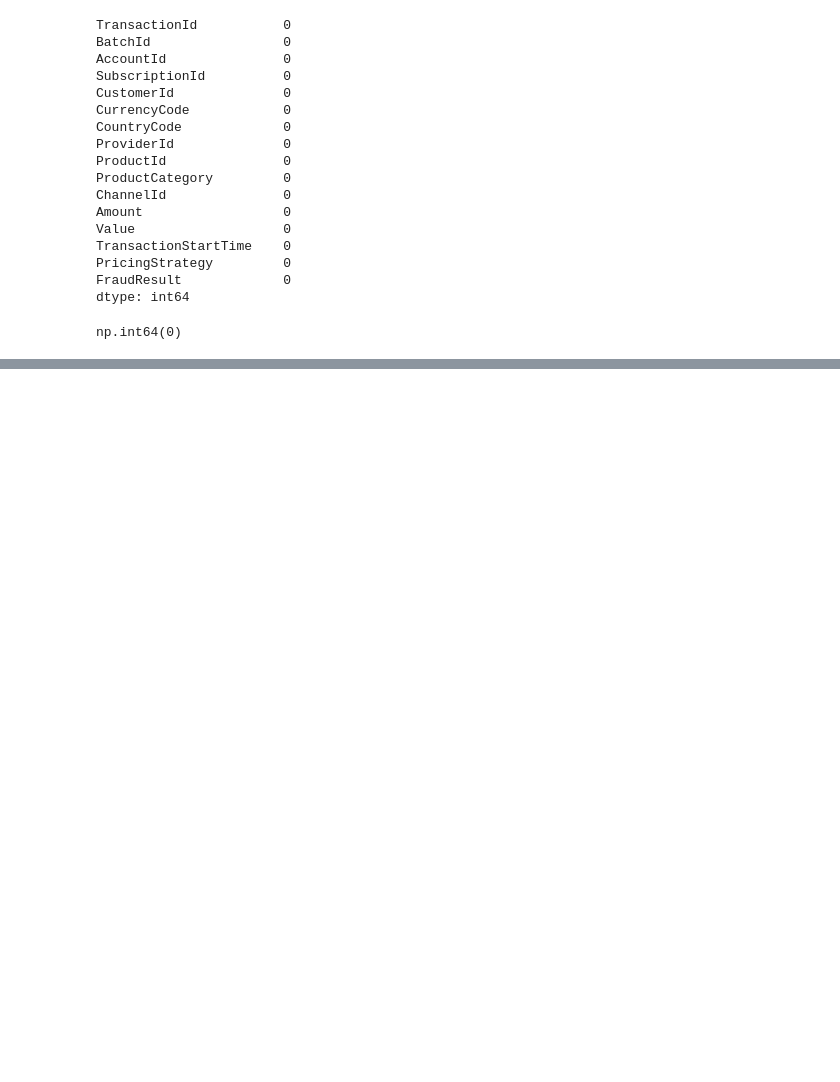
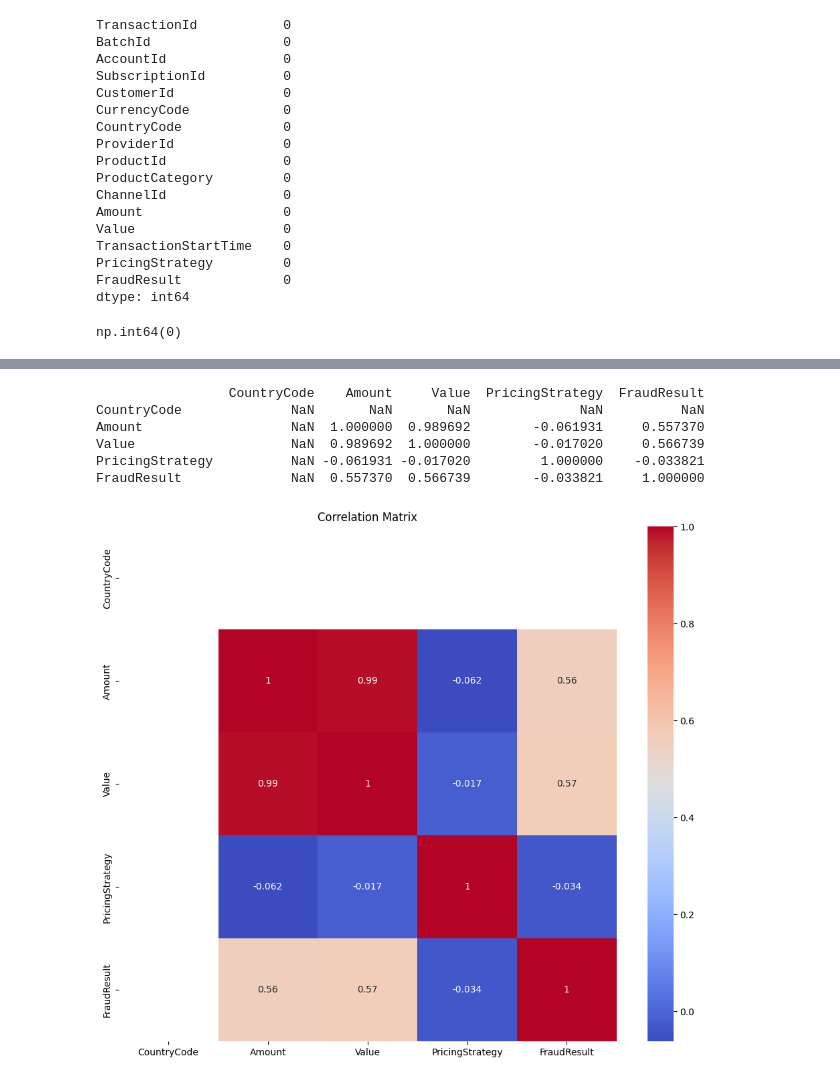
Before and after one commit to eyor23/BatiBank_SmartCredit, a Jupyter notebook: notebooks/eda.ipynb, the cells around one changed output, grey strips where cells are left out. Saved outputs shown, nothing was run; the diff lists cells and outputs as text; code cells hidden in the pictures; blank space fills up the shorter version.

```diff
--- a/notebooks/eda.ipynb
+++ b/notebooks/eda.ipynb
@@ -89,0 +135,25 @@ np.int64(0)
+# %%
+# Correlation Analysis
+
+# Select only numeric columns
+numeric_df = transact_df.select_dtypes(include=['float64', 'int64'])
+
+# Calculate the correlation matrix
+correlation_matrix = numeric_df.corr()
+
+# Display the correlation matrix
+print(correlation_matrix)
+# %% [output]
+                 CountryCode    Amount     Value  PricingStrategy  FraudResult
+CountryCode              NaN       NaN       NaN              NaN          NaN
+Amount                   NaN  1.000000  0.989692        -0.061931     0.557370
+Value                    NaN  0.989692  1.000000        -0.017020     0.566739
+PricingStrategy          NaN -0.061931 -0.017020         1.000000    -0.033821
+FraudResult              NaN  0.557370  0.566739        -0.033821     1.000000
+# %%
+plt.figure(figsize=(12, 10))
+sns.heatmap(correlation_matrix, annot=True, cmap='coolwarm')
+plt.title('Correlation Matrix')
+plt.show()
+# %% [output]
+[figure, added]
```
Also changed, not shown: parts of 7 cells of this notebook.
